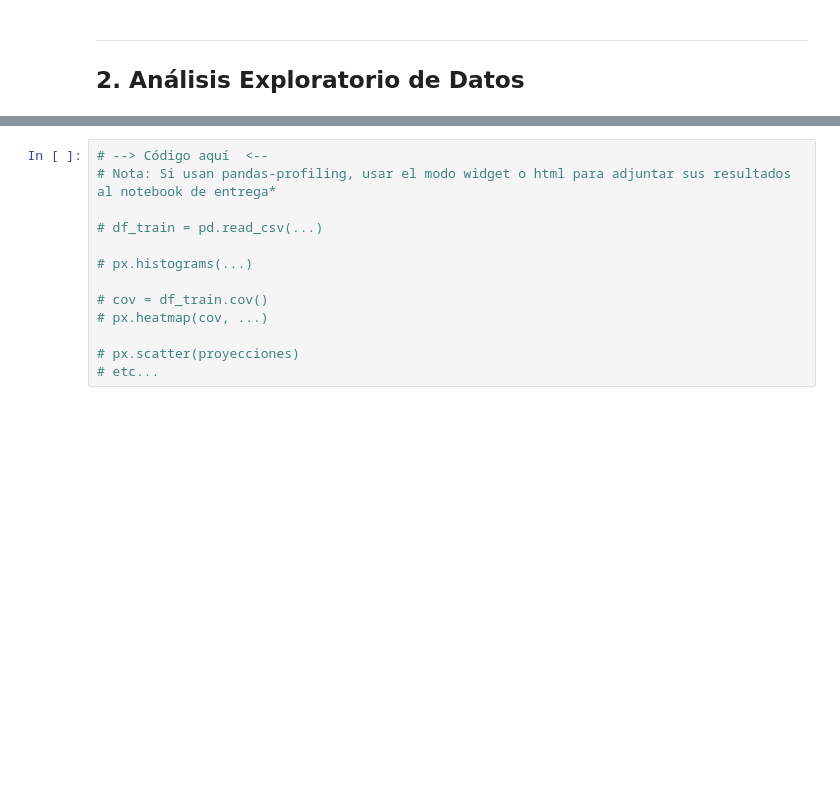
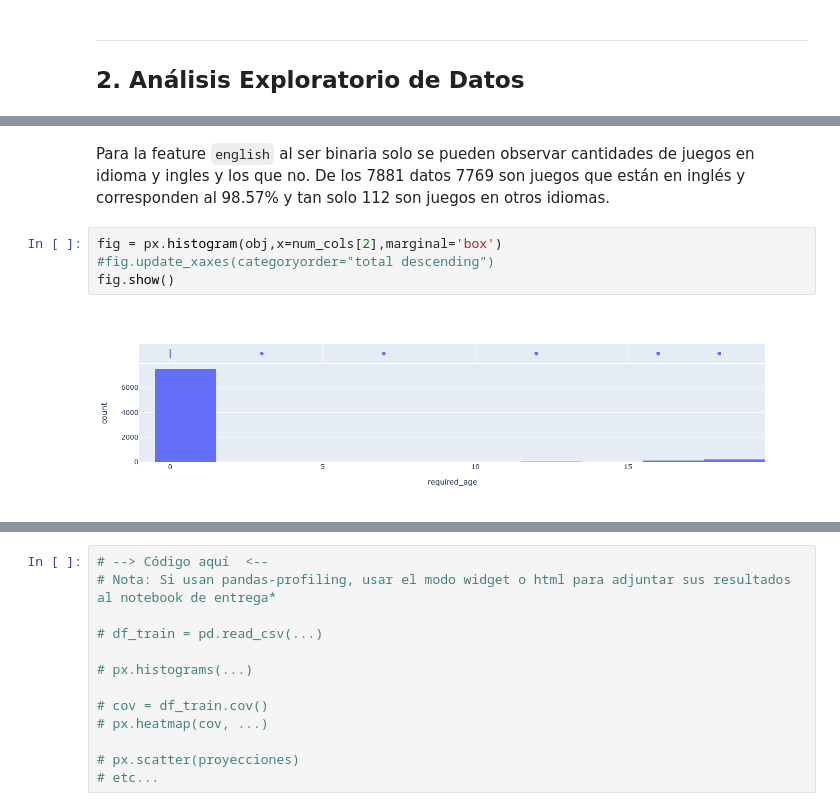
Before and after one commit to JoaquinPerez17/Lab-MDS7202, a Jupyter notebook: Proyecto/Proyecto.ipynb, the cells around one changed output, grey strips where cells are left out. Drawn from its saved outputs; the diff is of its cells as text; blank space fills up the shorter version.

```diff
--- a/Proyecto/Proyecto.ipynb
+++ b/Proyecto/Proyecto.ipynb
@@ -226,0 +306,8 @@ obj
+# %% [markdown]
+Para la feature `english` al ser binaria solo se pueden observar cantidades de juegos en idioma y ingles y los que no. De los 7881 datos 7769 son juegos que están en inglés y corresponden al 98.57% y tan solo 112 son juegos en otros idiomas.
+# %%
+fig = px.histogram(obj,x=num_cols[2],marginal='box')
+#fig.update_xaxes(categoryorder="total descending")
+fig.show()
+# %% [output]
+[figure, added]
```
Also changed, not shown: parts of 25 cells of this notebook.
